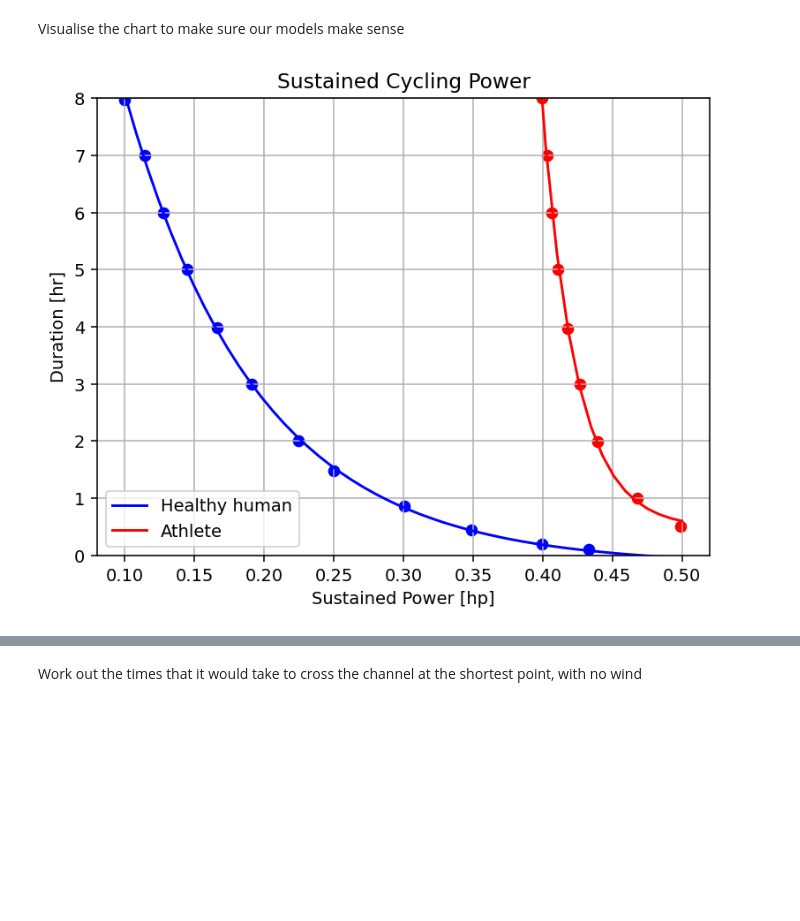
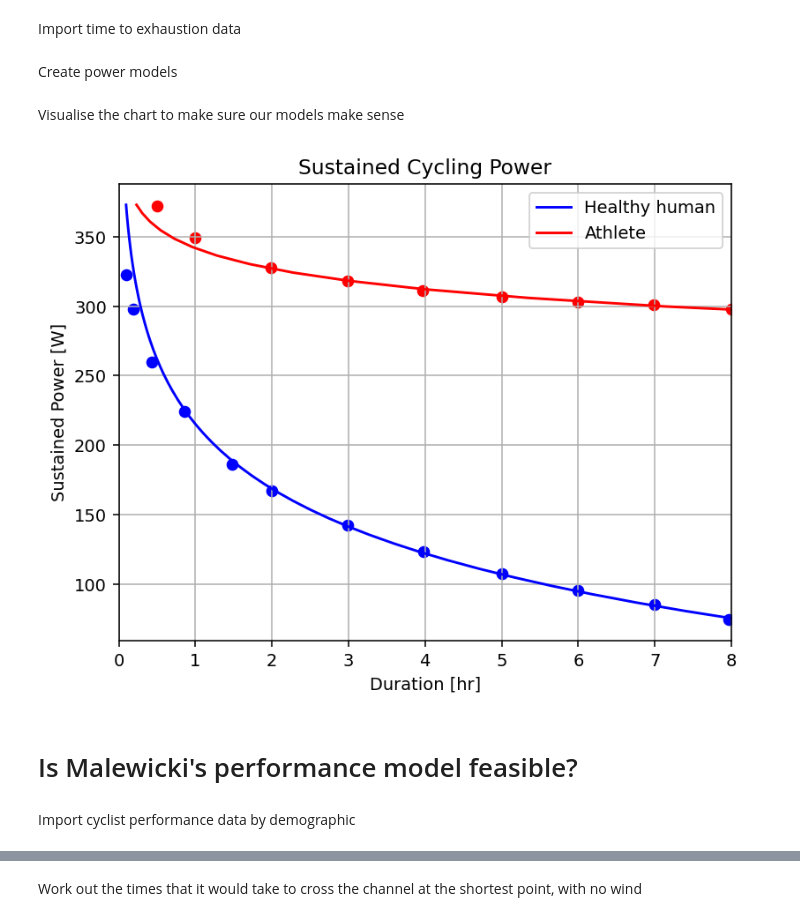
Before and after one commit to yaseen157/carpy, a Jupyter notebook: docs/source/user/Channel Crosser HPA/Sustained Power Modelling.ipynb, the cells around one changed output, grey strips where cells are left out. Drawn from its saved outputs; the diff is of its cells as text; code cells hidden in the pictures; blank space fills up the shorter version.

Commit message:
Validated power modelling for cyclists

```diff
--- a/docs/source/user/Channel Crosser HPA/Sustained Power Modelling.ipynb
+++ b/docs/source/user/Channel Crosser HPA/Sustained Power Modelling.ipynb
@@ -46,0 +8,2 @@ popt_athlete, _ = curve_fit(
+# %% [markdown]
+Import time to exhaustion data
@@ -47,28 +20,54 @@ popt_athlete, _ = curve_fit(
+# %% [markdown]
+Create power models
+# %%
+import numpy as np
+from carpy.utility import Quantity
+from scipy.optimize import curve_fit
+
+def func(x, a, b, c):
+    """Exponential model with controlling parameters a, b, and c."""
+    return a * np.exp(-b * (x - c))
+
+def cnuf(y, a, b, c):
+    """Inverse of func."""
+    return np.log(y / a) / -b + c
+
+# Model parameters for a healthy human's sustained power output
+p0 = (1, 1e-2, max(data_healthy["power"]).x)
+popt_healthy, _ = curve_fit(func, data_healthy["power"], data_healthy["time"], p0=p0)
+
+# Model parameters for an athlete's sustained power output
+p0 = (1, 1e-2, max(data_athlete["power"]).x)
+popt_athlete, _ = curve_fit(func, data_athlete["power"], data_athlete["time"], p0=p0)
 # %% [markdown]
 Visualise the chart to make sure our models make sense
 # %%
-power = np.linspace(0.1, 0.5)
-time_healthy = func(power, *popt_healthy)
-time_athlete = func(power, *popt_athlete)
+power = Quantity(np.linspace(0.1, 0.5), "hp")
+time_healthy = Quantity(func(power.to("W"), *popt_healthy), "s")
+time_athlete = Quantity(func(power.to("W"), *popt_athlete), "s")
 
 from matplotlib import pyplot as plt
 
 fig, ax = plt.subplots(1, dpi=140)
 
 # Plot raw data
-ax.scatter(dfs["healthy"]["power [hp]"], dfs["healthy"]["time [hr]"], c="blue")
-ax.scatter(dfs["athlete"]["power [hp]"], dfs["athlete"]["time [hr]"], c="red")
+ax.scatter(data_healthy["time"].to("hr"), data_healthy["power"], c="blue")
+ax.scatter(data_athlete["time"].to("hr"), data_athlete["power"], c="red")
 
 # Plot models
-ax.plot(power, time_healthy, c="blue", label="Healthy human")
-ax.plot(power, time_athlete, c="red", label="Athlete")
+ax.plot(time_healthy.to("hr"), power, c="blue", label="Healthy human")
+ax.plot(time_athlete.to("hr"), power, c="red", label="Athlete")
 
-ax.set_ylim(0, 8)
+ax.set_xlim(0, 8)
 ax.set_title("Sustained Cycling Power")
-ax.set_xlabel("Sustained Power [hp]")
-ax.set_ylabel("Duration [hr]")
+ax.set_xlabel("Duration [hr]")
+ax.set_ylabel("Sustained Power [W]")
 ax.legend()
 ax.grid()
 plt.show()
 # %% [output]
-[figure, old version]
+[figure, new version]
+# %% [markdown]
+# Is Malewicki's performance model feasible?
+# %% [markdown]
+Import cyclist performance data by demographic
```
Also changed, not shown: parts of 14 cells of this notebook, 2 other files.
